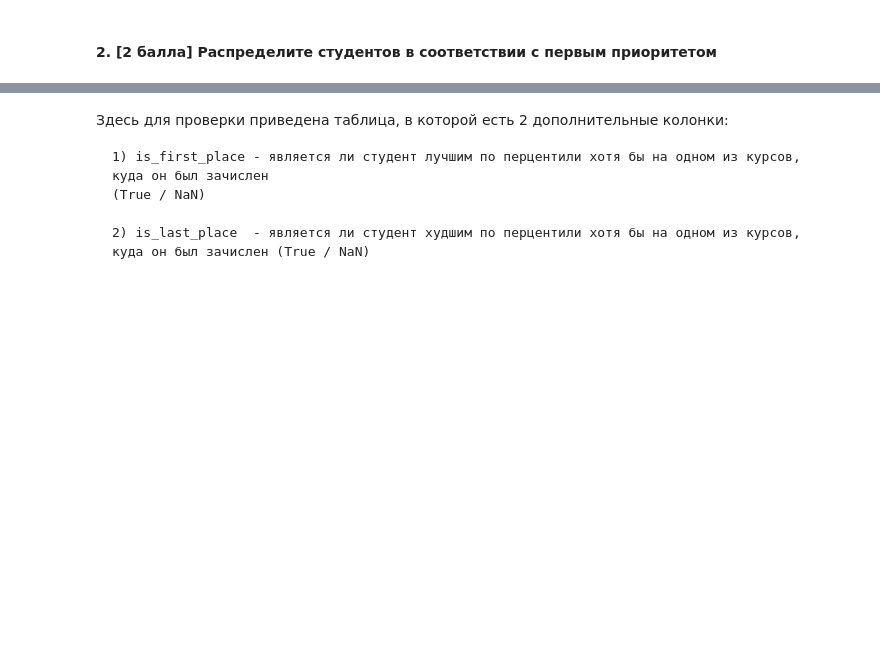
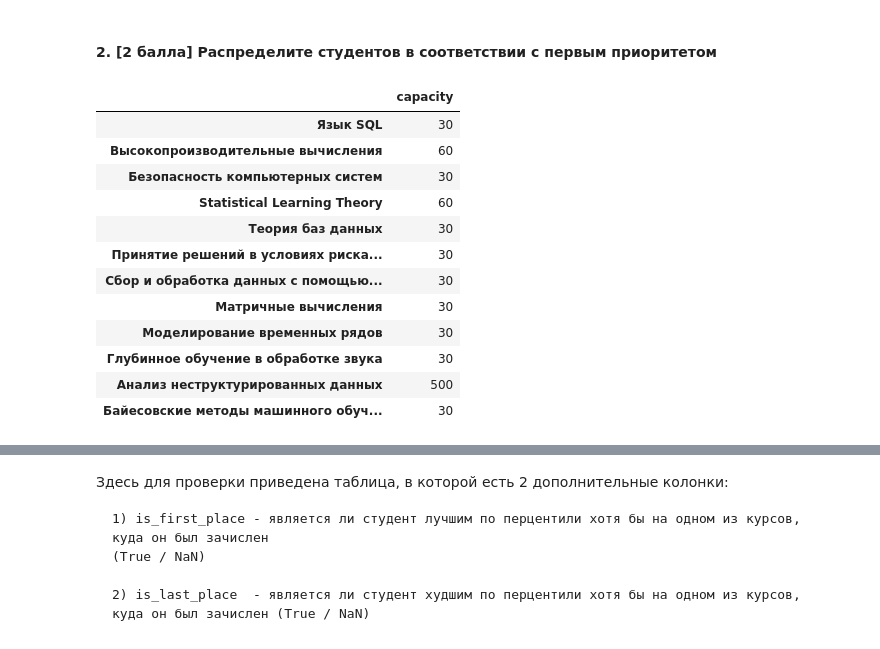
Before and after one commit to diemvs/hse_hw, a Jupyter notebook: ml/homework-practice-01-pandas-Sataev.ipynb, the cells around one changed output, grey strips where cells are left out. Cells and saved outputs as stored; diff of their text form; code cells hidden in the pictures; blank space fills up the shorter version.

```diff
--- a/ml/homework-practice-01-pandas-Sataev.ipynb
+++ b/ml/homework-practice-01-pandas-Sataev.ipynb
@@ -580,0 +579,42 @@ assert(df[df['id'] == 'e4caca755ee0bdd711e18fb8084958b5'][col_name] == 1).all()
+# %%
+# вместимость курсов
+fall_columns = ['fall_1', 'fall_2', 'fall_3']
+spring_columns = ['spring_1', 'spring_2', 'spring_3']
+blended_columns = ['blended']
+
+INFINITY = 500 # (∞ мест)
+
+fall_courses_names = pd.unique(df[fall_columns].values.ravel('K'))
+spring_courses_names = pd.unique(df[spring_columns].values.ravel('K'))
+blended_courses_names = pd.unique(df[blended_columns].values.ravel('K'))
+
+fall_courses_cap = pd.DataFrame(index=fall_courses_names)
+spring_courses_cap = pd.DataFrame(index=spring_courses_names)
+blended_courses_cap = pd.DataFrame(index=blended_courses_names)
+
+fall_courses_cap['capacity'] = 30
+fall_courses_cap.loc['Statistical Learning Theory', 'capacity'] = 60
+fall_courses_cap.loc['Высокопроизводительные вычисления', 'capacity'] = 60
+fall_courses_cap.loc['Анализ неструктурированных данных', 'capacity'] = INFINITY
+
+spring_courses_cap['capacity'] = 30
+spring_courses_cap.loc['Обучение с подкреплением', 'capacity'] = 60
+spring_courses_cap.loc['Анализ данных в бизнесе', 'capacity'] = 60
+
+blended_courses_cap['capacity'] = INFINITY
+
+fall_courses_cap
+# %% [output]
+|  | capacity |
+| Язык SQL | 30 |
+| Высокопроизводительные вычисления | 60 |
+| Безопасность компьютерных систем | 30 |
+| Statistical Learning Theory | 60 |
+| Теория баз данных | 30 |
+| Принятие решений в условиях риска... | 30 |
+| Сбор и обработка данных с помощью... | 30 |
+| Матричные вычисления | 30 |
+| Моделирование временных рядов | 30 |
+| Глубинное обучение в обработке звука | 30 |
+| Анализ неструктурированных данных | 500 |
+| Байесовские методы машинного обуч... | 30 |
```
Also changed, not shown: parts of 16 cells of this notebook.
